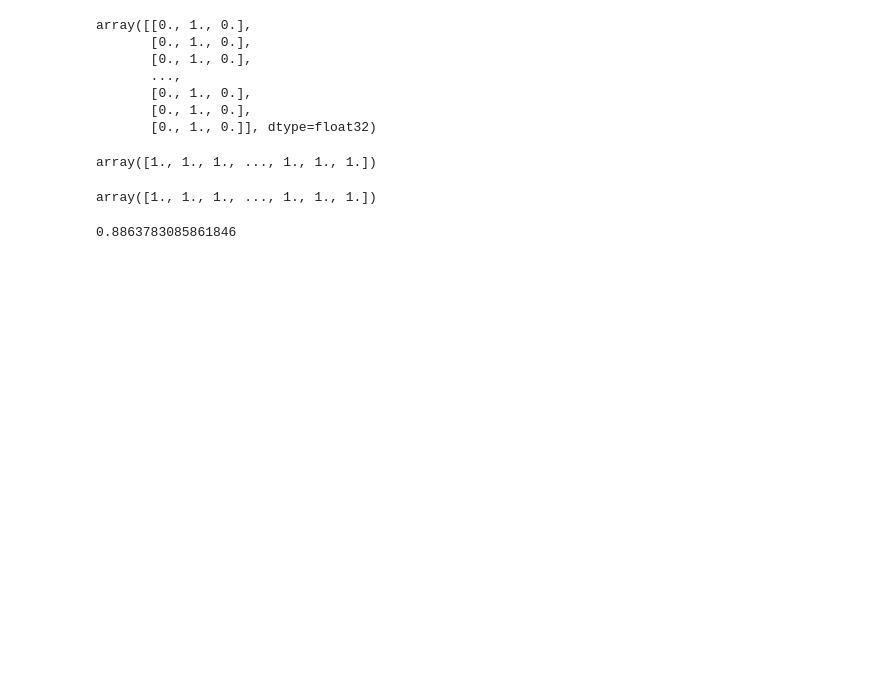
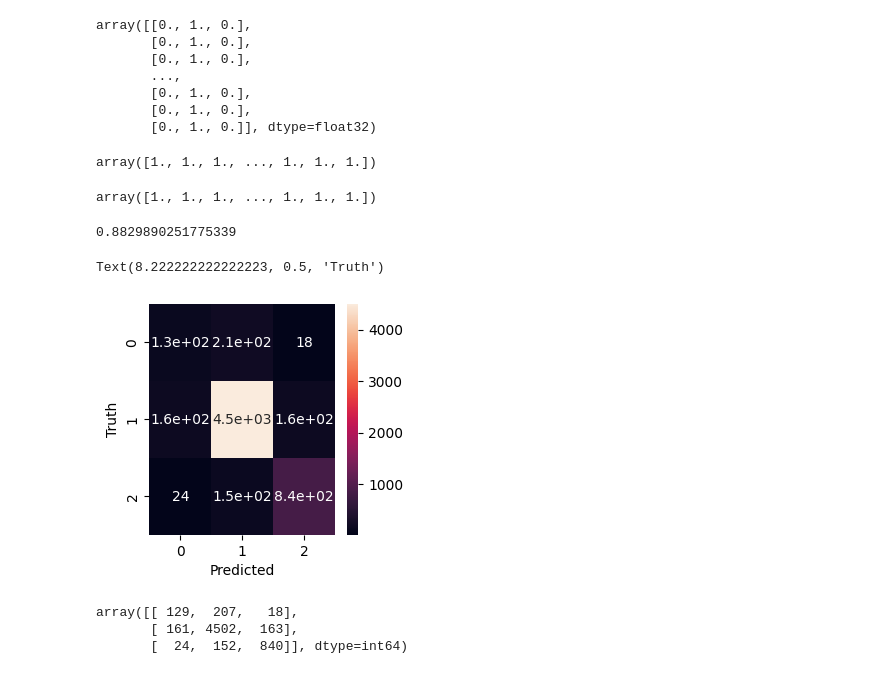
Before and after one commit to Rachit-Mittal-10/Hate-Speech-ML-Project, a Jupyter notebook: HateSpeechNN.ipynb, the cells around one changed output. Drawn from its saved outputs; the diff is of its cells as text; code cells hidden in the pictures; blank space fills up the shorter version.

Commit message:
Confusion Matrix Added

```diff
--- a/HateSpeechNN.ipynb
+++ b/HateSpeechNN.ipynb
@@ -141,5 +141,5 @@ type(X_train)
 # %% [output]
 tensorflow.python.framework.sparse_tensor.SparseTensor
 # %%
-model.fit(X_train,Y_train,epochs = 100, batch_size = 50)
+model.fit(X_train,Y_train,epochs = 25, batch_size = 100)
 # %% [output]
@@ -209,4 +209,19 @@ array([1., 1., 1., ..., 1., 1., 1.])
 # %%
 print(accuracy_score(output,test))
 # %% [output]
-0.8863783085861846
+0.8829890251775339
+# %%
+cm  = confusion_matrix(output,test)
+plt.figure(figsize = (3,3))
+sn.heatmap(cm,annot = True)
+plt.xlabel("Predicted")
+plt.ylabel("Truth")
+# %% [output]
+Text(8.222222222222223, 0.5, 'Truth')
+[figure, added]
+# %%
+cm
+# %% [output]
+array([[ 129,  207,   18],
+       [ 161, 4502,  163],
+       [  24,  152,  840]], dtype=int64)
```
Also changed, not shown: parts of 2 cells of this notebook.
